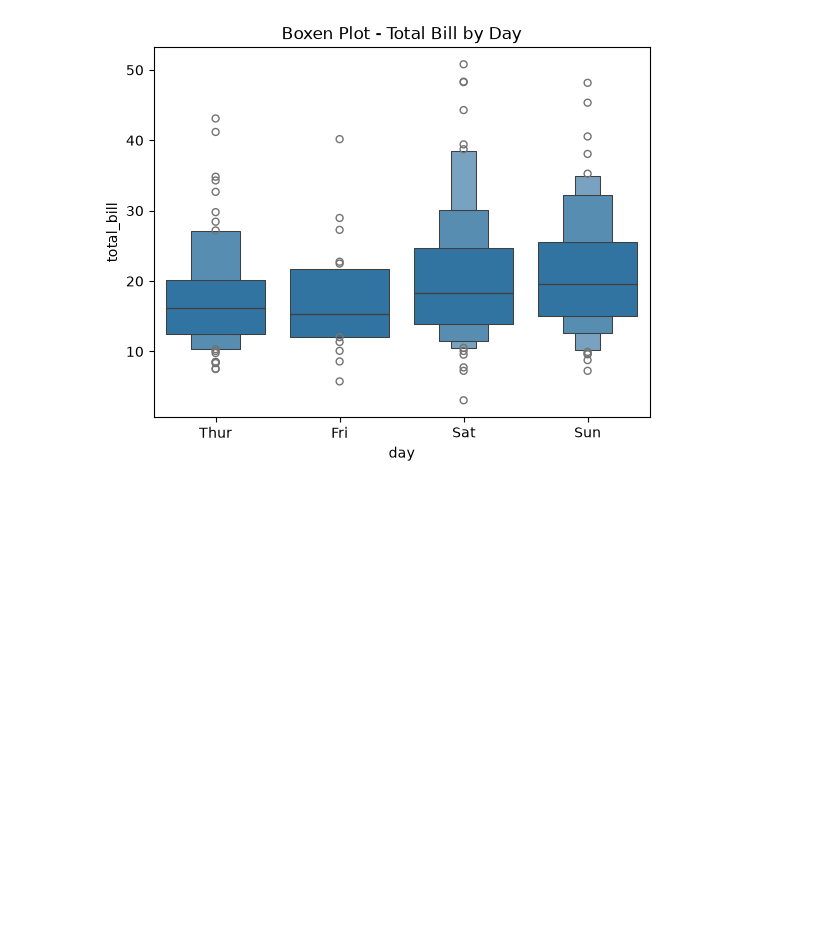
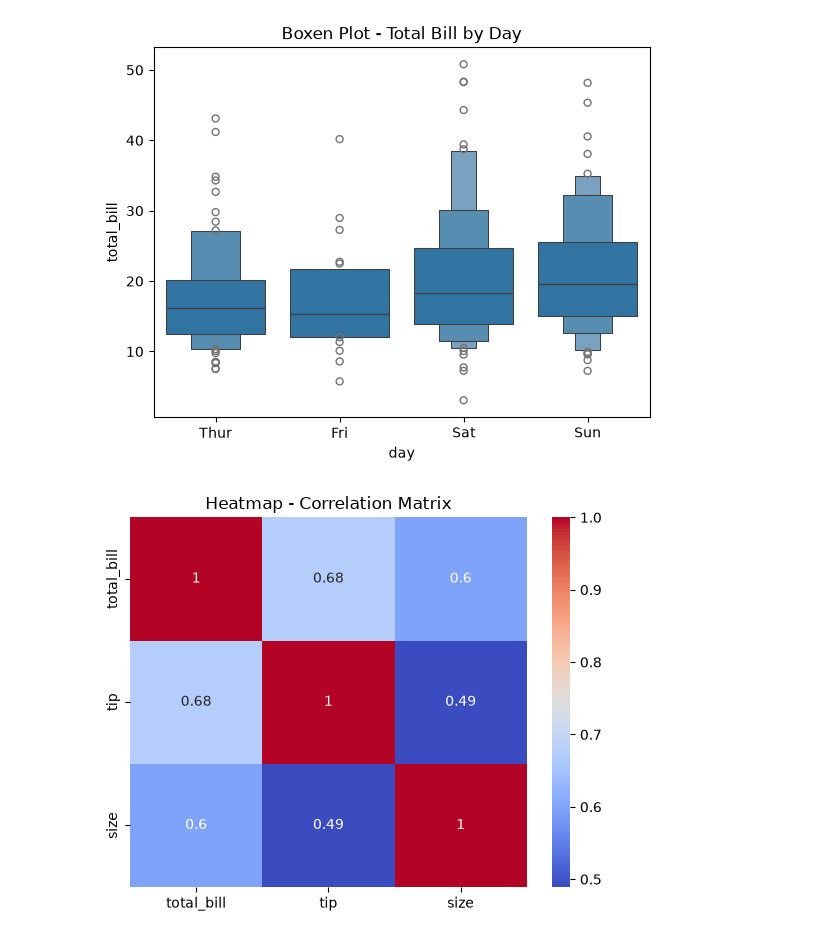
Before and after one commit to kalairajatechp/matplotlib, a Jupyter notebook: histogram_analysis.ipynb, the cells around one changed output. Saved outputs shown, nothing was run; the diff lists cells and outputs as text; code cells hidden in the pictures; blank space fills up the shorter version.

```diff
--- a/histogram_analysis.ipynb
+++ b/histogram_analysis.ipynb
@@ -102,3 +102,11 @@ plt.savefig("Boxen Plot - Total Bill by Day.png")
 plt.show()
 # %% [output]
 [figure]
+# %%
+corr = df.corr(numeric_only=True)
+sns.heatmap(corr, annot=True, cmap='coolwarm')
+plt.title("Heatmap - Correlation Matrix")
+plt.savefig("Heatmap - Correlation Matrix.png")
+plt.show()
+# %% [output]
+[figure, added]
```
